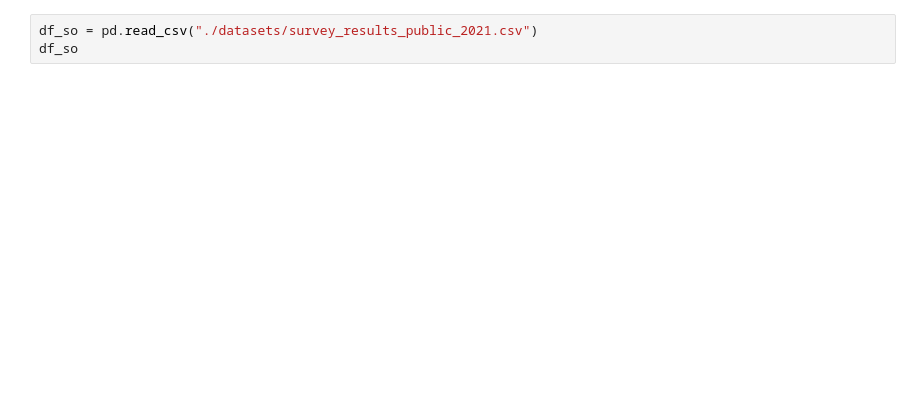
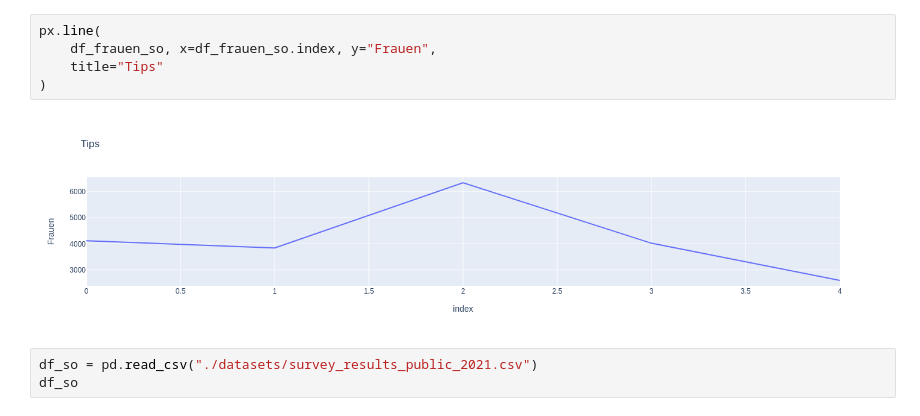
Before and after one commit to heyitsronny/jupyter_dasboard, a Jupyter notebook: Dashboard.ipynb, the cells around one changed output. Cells and saved outputs as stored; diff of their text form; blank space fills up the shorter version.

```diff
--- a/Dashboard.ipynb
+++ b/Dashboard.ipynb
@@ -56,4 +48,11 @@ The dash_html_components package is deprecated. Please replace
 [interactive output not drawn]
+# %%
+px.line(
+    df_frauen_so, x=df_frauen_so.index, y="Frauen",
+    title="Tips"
+)
+# %% [output]
+[figure, added]
 # %%
 df_so = pd.read_csv("./datasets/survey_results_public_2021.csv")
 df_so
```
Also changed, not shown: parts of 1 cell of this notebook, 1 other file.
